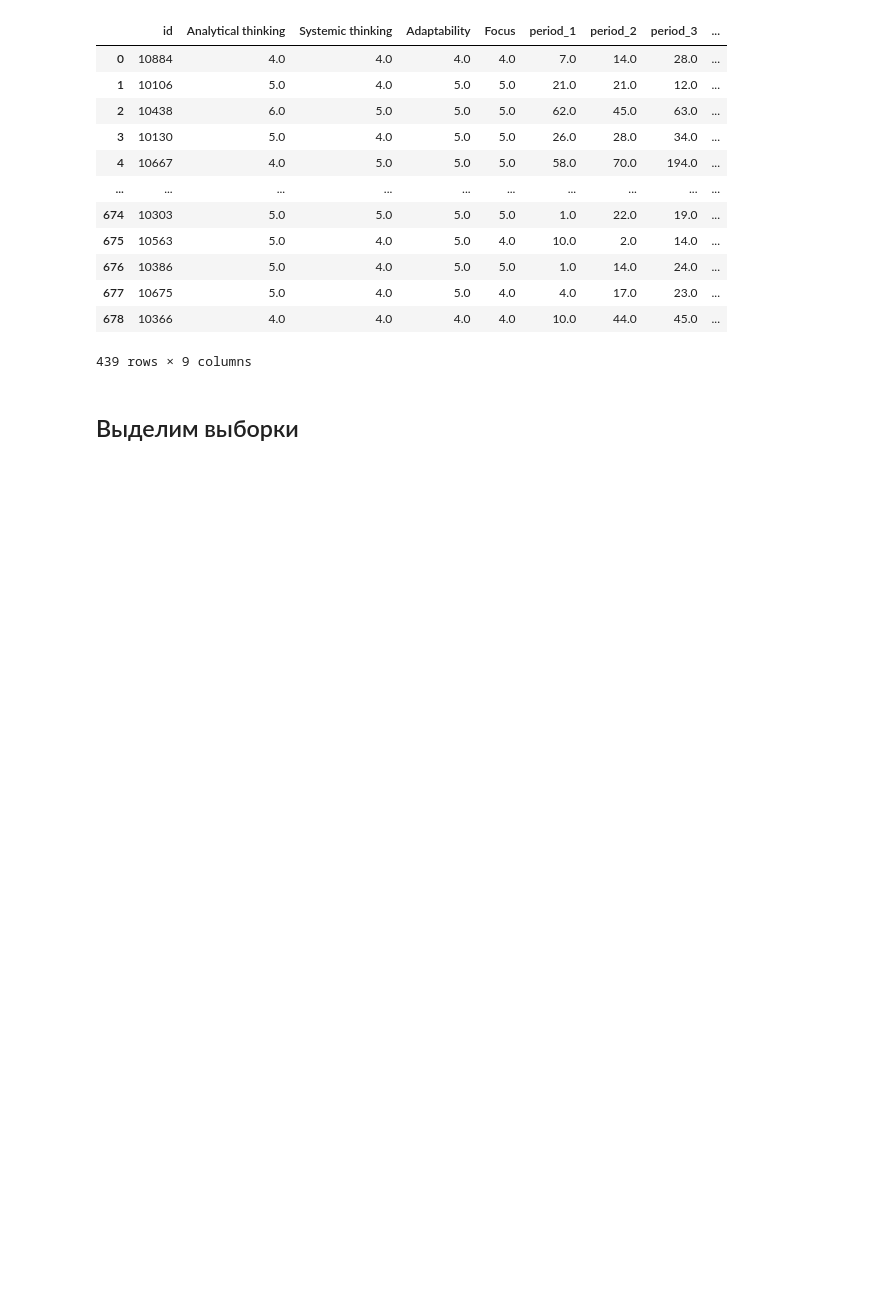
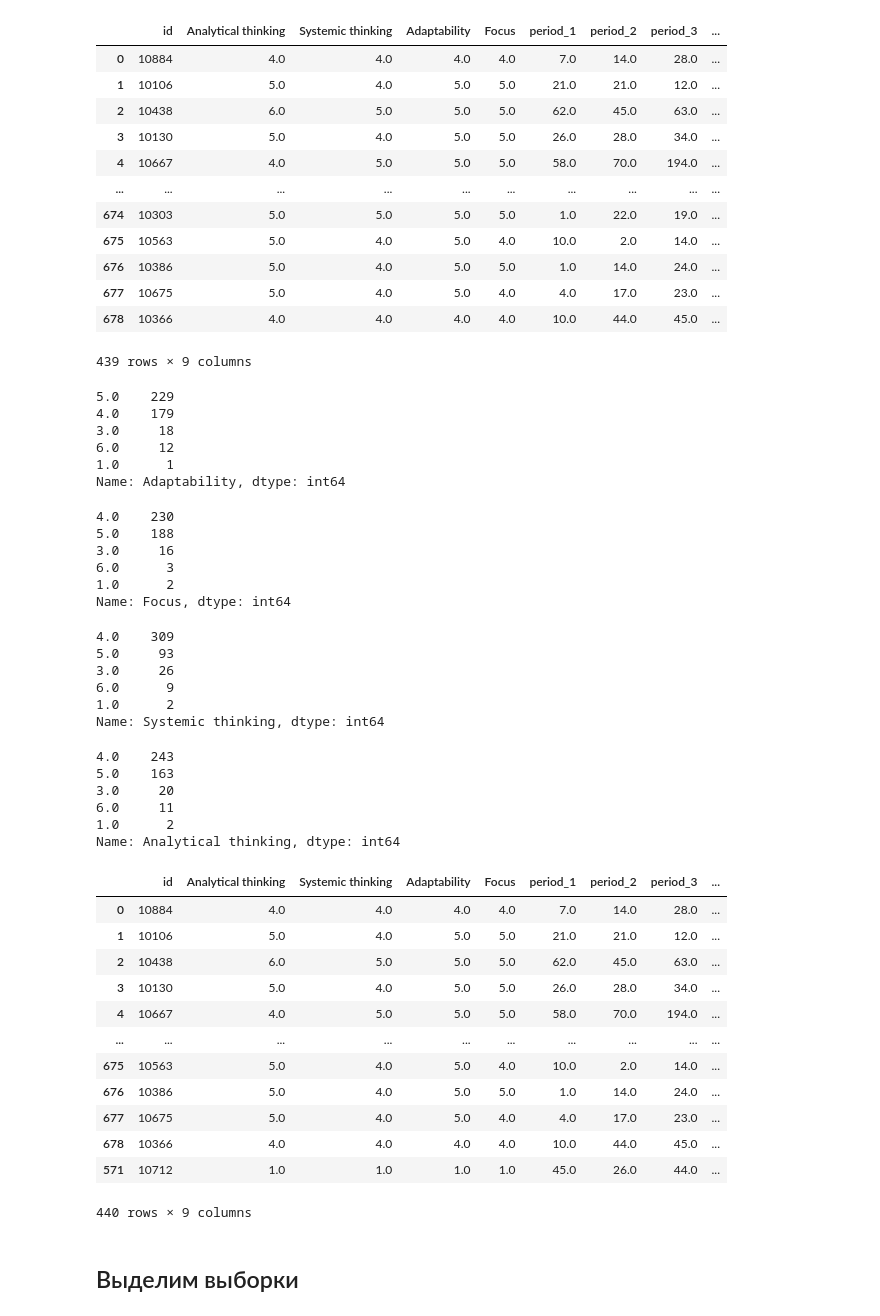
Before and after one commit to genalll/mlsport, a Jupyter notebook: knn2.ipynb, the cells around one changed output. Drawn from its saved outputs; the diff is of its cells as text; code cells hidden in the pictures; blank space fills up the shorter version.

```diff
--- a/knn2.ipynb
+++ b/knn2.ipynb
@@ -164,10 +164,10 @@ df_train['Adaptability'].value_counts()
 2.0      1
 Name: Adaptability, dtype: int64
 # %%
-#df_train['period_1'].fillna(df_train['period_1'].median(), inplace=True)
-#df_train['period_2'].fillna(df_train['period_2'].median(), inplace=True)
-#df_train['period_3'].fillna(df_train['period_3'].median(), inplace=True)
-#df_train['period_4'].fillna(df_train['period_4'].median(), inplace=True)
+df_train['period_1'].fillna(df_train['period_1'].mode(), inplace=True)
+df_train['period_2'].fillna(df_train['period_2'].mode(), inplace=True)
+df_train['period_3'].fillna(df_train['period_3'].mode(), inplace=True)
+df_train['period_4'].fillna(df_train['period_4'].mode(), inplace=True)
 df_train=df_train.dropna()
 # %%
 plt.rcParams['figure.figsize']=(15,15)
@@ -191,6 +191,59 @@ df_train
 | 677 | 10675 | 5.0 | 4.0 | 5.0 | 4.0 | 4.0 | 17.0 | 23.0 | ... |
 | 678 | 10366 | 4.0 | 4.0 | 4.0 | 4.0 | 10.0 | 44.0 | 45.0 | ... |
 439 rows × 9 columns
+# %%
+df_train['Adaptability'].value_counts()
+# %% [output]
+5.0    229
+4.0    179
+3.0     18
+6.0     12
+1.0      1
+Name: Adaptability, dtype: int64
+# %%
+df_train['Focus'].value_counts()
+# %% [output]
+4.0    230
+5.0    188
+3.0     16
+6.0      3
+1.0      2
+Name: Focus, dtype: int64
+# %%
+df_train['Systemic thinking'].value_counts()
+# %% [output]
+4.0    309
+5.0     93
+3.0     26
+6.0      9
+1.0      2
+Name: Systemic thinking, dtype: int64
+# %%
+df_train['Analytical thinking'].value_counts()
+# %% [output]
+4.0    243
+5.0    163
+3.0     20
+6.0     11
+1.0      2
+Name: Analytical thinking, dtype: int64
+# %%
+df_train.append(df_train.query('Adaptability==1').head(30))
+df_train.append(df_train.query('Adaptability==1').head(30))
+# %% [output]
+|  | id | Analytical thinking | Systemic thinking | Adaptability | Focus | period_1 | period_2 | period_3 | ... |
+| 0 | 10884 | 4.0 | 4.0 | 4.0 | 4.0 | 7.0 | 14.0 | 28.0 | ... |
+| 1 | 10106 | 5.0 | 4.0 | 5.0 | 5.0 | 21.0 | 21.0 | 12.0 | ... |
+| 2 | 10438 | 6.0 | 5.0 | 5.0 | 5.0 | 62.0 | 45.0 | 63.0 | ... |
+| 3 | 10130 | 5.0 | 4.0 | 5.0 | 5.0 | 26.0 | 28.0 | 34.0 | ... |
+| 4 | 10667 | 4.0 | 5.0 | 5.0 | 5.0 | 58.0 | 70.0 | 194.0 | ... |
+| ... | ... | ... | ... | ... | ... | ... | ... | ... | ... |
+| 675 | 10563 | 5.0 | 4.0 | 5.0 | 4.0 | 10.0 | 2.0 | 14.0 | ... |
+| 676 | 10386 | 5.0 | 4.0 | 5.0 | 5.0 | 1.0 | 14.0 | 24.0 | ... |
+| 677 | 10675 | 5.0 | 4.0 | 5.0 | 4.0 | 4.0 | 17.0 | 23.0 | ... |
+| 678 | 10366 | 4.0 | 4.0 | 4.0 | 4.0 | 10.0 | 44.0 | 45.0 | ... |
+| 571 | 10712 | 1.0 | 1.0 | 1.0 | 1.0 | 45.0 | 26.0 | 44.0 | ... |
+440 rows × 9 columns
 # %% [markdown]
 ## Выделим выборки
 # %%
```
Also changed, not shown: parts of 23 cells of this notebook, 9 other files.
